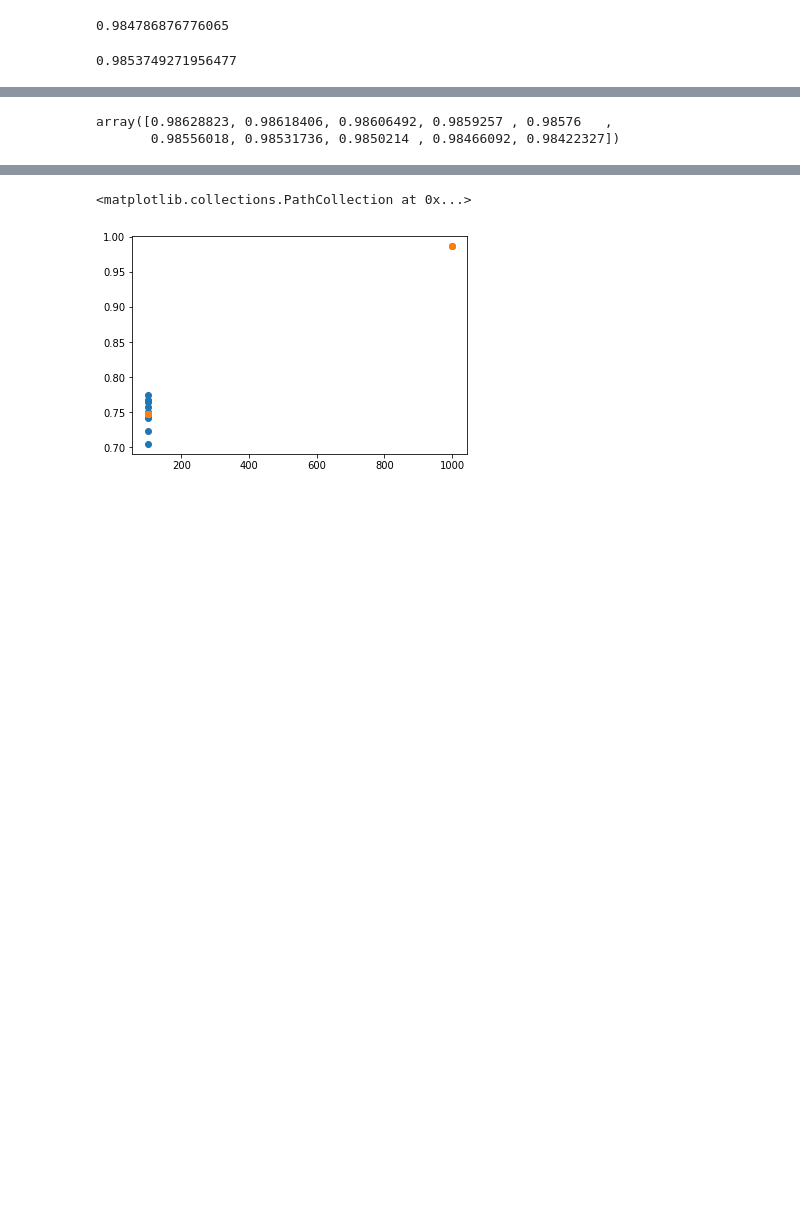
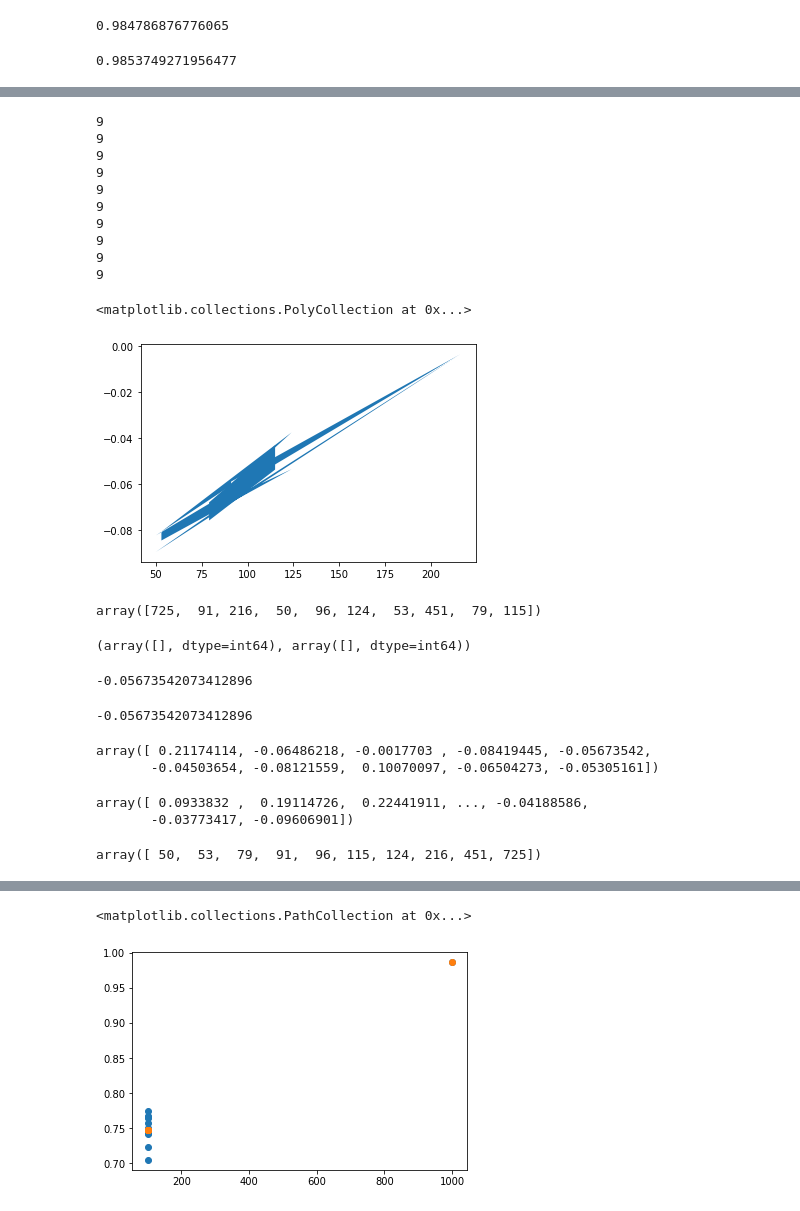
Before and after one commit to rebeku/MultiscaleMixing, a Jupyter notebook: notebooks/DC SBM.ipynb, the cells around one changed output, grey strips where cells are left out. Saved outputs shown, nothing was run; the diff lists cells and outputs as text; code cells hidden in the pictures; blank space fills up the shorter version.

```diff
--- a/notebooks/DC SBM.ipynb
+++ b/notebooks/DC SBM.ipynb
@@ -349,5 +465,78 @@ array([0.74974058, 0.75050938, 0.75142398, 0.75254437, 0.75396776,
 # %%
-assortM[1000:].mean(axis=0)
+n_trials = 10
+
+mMax = np.ones(C) * -np.inf
+mMin = np.ones(C) * np.inf
+
+for j in range(n_trials):
+    seed = j
+    E, M = generate_dc_sbm(B, theta, Z, seed)
+    assortM, assortT, _ = localAssortF(E,M)
+
+    for i in range(C):
+        msm = assortT[thresholds[i]:thresholds[i+1]].mean()
+        if msm > mMax[i]:
+            mMax[i] = msm
+        if msm < mMin[i]:
+            mMin[i] = msm
+
+
+plt.fill_between(Z.sum(axis=0), mMin, mMax)
 # %% [output]
-array([0.98628823, 0.98618406, 0.98606492, 0.9859257 , 0.98576   ,
-       0.98556018, 0.98531736, 0.9850214 , 0.98466092, 0.98422327])
+9
+9
+9
+9
+9
+9
+9
+9
+9
+9
+<matplotlib.collections.PolyCollection at 0x...>
+[figure, added]
+# %%
+Z.sum(axis=0)
+# %% [output]
+array([725,  91, 216,  50,  96, 124,  53, 451,  79, 115])
+# %%
+np.where(E==733)
+# %% [output]
+(array([], dtype=int64), array([], dtype=int64))
+# %%
+assortT
+assortT[thresholds[i]:thresholds[i+1]].mean()
+# %% [output]
+-0.05673542073412896
+# %%
+com = assortT[thresholds[i]:thresholds[i+1]]
+com[np.where(~np.isnan(com))].mean()
+# %% [output]
+-0.05673542073412896
+# %%
+y = np.zeros(C)
+
+for i in range(C):
+    com = assortT[thresholds[i]:thresholds[i+1]]
+    msm = com[np.where(~np.isnan(com))].mean()
+    if msm > mMax[i]:
+        mMax[i] = msm
+    if msm < mMin[i]:
+        mMin[i] = msm
+
+    y[i] = msm
+
+y
+# %% [output]
+array([ 0.21174114, -0.06486218, -0.0017703 , -0.08419445, -0.05673542,
+       -0.04503654, -0.08121559,  0.10070097, -0.06504273, -0.05305161])
+# %%
+assortT
+# %% [output]
+array([ 0.0933832 ,  0.19114726,  0.22441911, ..., -0.04188586,
+       -0.03773417, -0.09606901])
+# %%
+sizes.sort()
+sizes
+# %% [output]
+array([ 50,  53,  79,  91,  96, 115, 124, 216, 451, 725])
```
Also changed, not shown: parts of 24 cells of this notebook.
